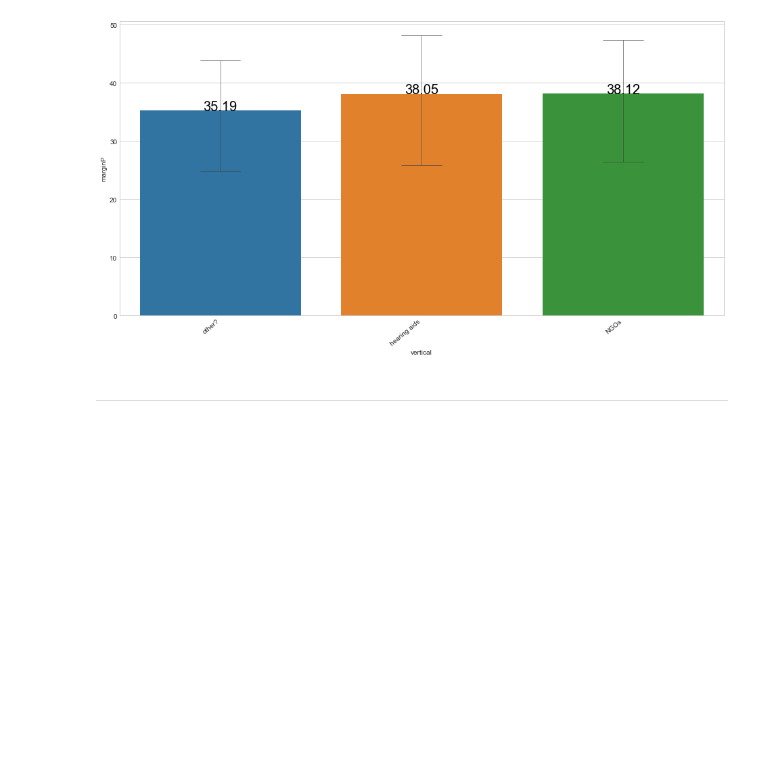
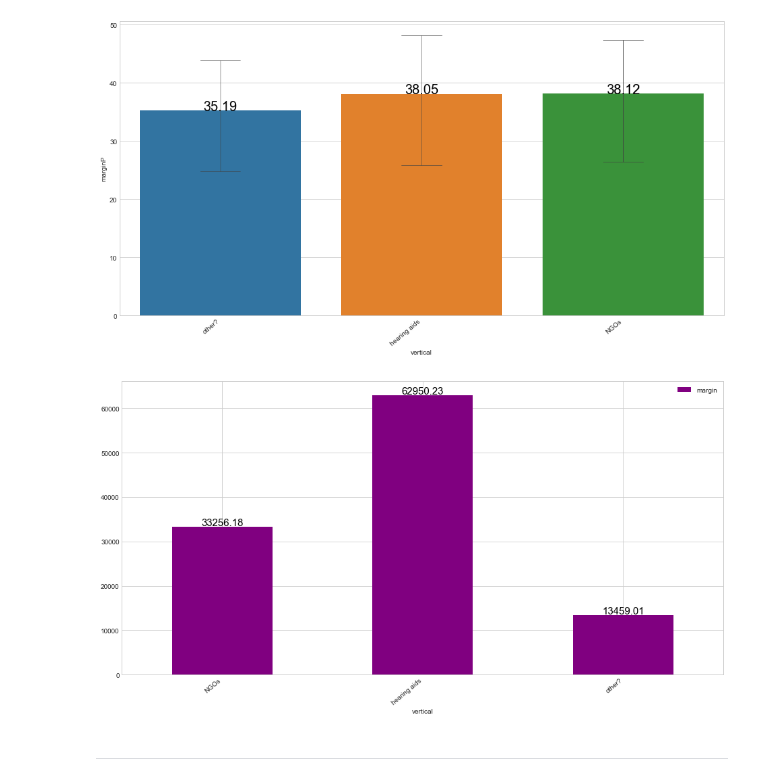
Before and after one commit to dirtyjackeen/GIT, a Jupyter notebook: 23_wt.ipynb, the cells around one changed output. Cells and saved outputs as stored; diff of their text form; code cells hidden in the pictures; blank space fills up the shorter version.

```diff
--- a/23_wt.ipynb
+++ b/23_wt.ipynb
@@ -163,6 +198,18 @@ for p in pa.patches:
                  textcoords="offset points")
 # %% [output]
 [figure]
+# %%
+#total by vertical
+df_vertical=df_country.groupby(by=['vertical']).sum()
+# %%
+pa=df_vertical[["margin"]].plot(kind="bar", figsize=(16,8), color="purple")
+pa.set_xticklabels(pa.get_xticklabels(), rotation=40, ha="right")
+for p in pa.patches:
+             pa.annotate("%.2f" % p.get_height(), (p.get_x() + p.get_width() / 2., p.get_height()),
+                 ha="center", va="center", fontsize=15, color="black", xytext=(0, 6),
+                 textcoords="offset points")
+# %% [output]
+[figure, added]
 # %% [markdown]
 ___________
 # %% [markdown]
```
Also changed, not shown: parts of 16 cells of this notebook.
